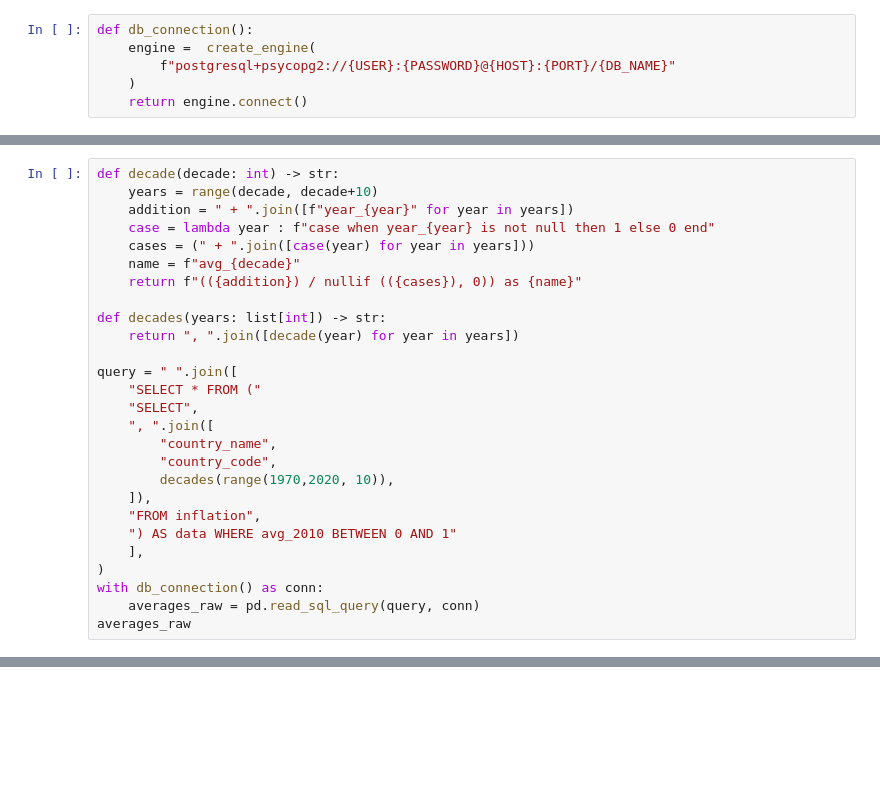
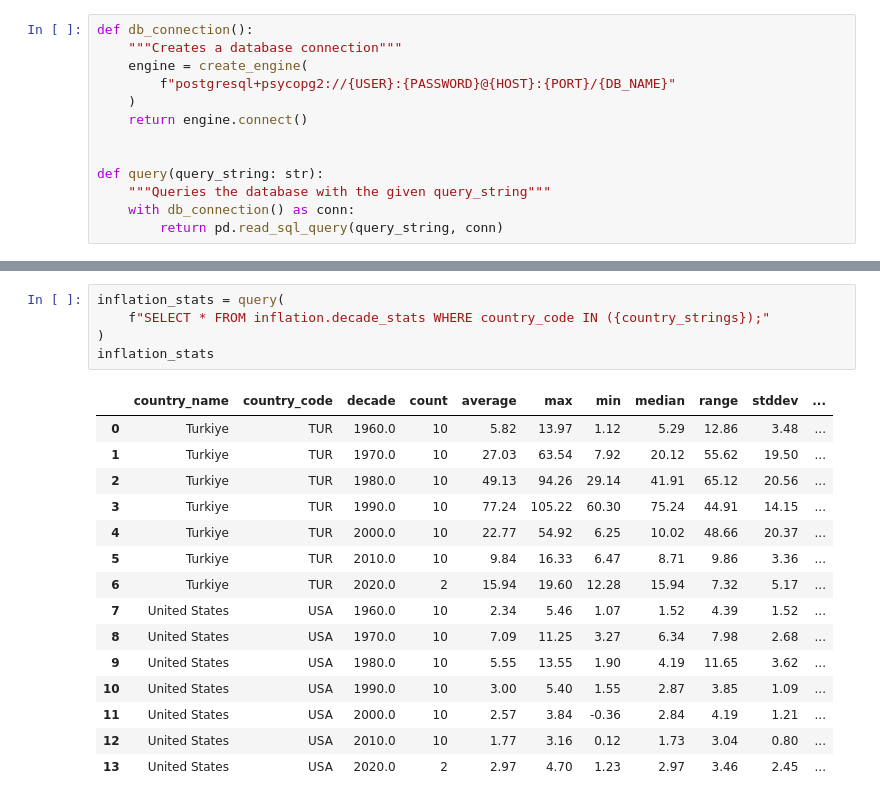
Before and after one commit to utkusarioglu/data-workshop, a Jupyter notebook: src/inflation.ipynb, the cells around one changed output, grey strips where cells are left out. Drawn from its saved outputs; the diff is of its cells as text; blank space fills up the shorter version.

```diff
--- a/src/inflation.ipynb
+++ b/src/inflation.ipynb
@@ -18,6 +18,13 @@ df = pd.read_csv(SOURCE_FILE)
 # %%
 def db_connection():
-    engine =  create_engine(
+    """Creates a database connection"""
+    engine = create_engine(
         f"postgresql+psycopg2://{USER}:{PASSWORD}@{HOST}:{PORT}/{DB_NAME}"
     )
     return engine.connect()
+
+
+def query(query_string: str):
+    """Queries the database with the given query_string"""
+    with db_connection() as conn:
+        return pd.read_sql_query(query_string, conn)
@@ -83,27 +30,0 @@ p.set_facecolor("#1e1e1e")
-# %%
-def decade(decade: int) -> str:
-    years = range(decade, decade+10)
-    addition = " + ".join([f"year_{year}" for year in years])
-    case = lambda year : f"case when year_{year} is not null then 1 else 0 end"
-    cases = (" + ".join([case(year) for year in years]))
-    name = f"avg_{decade}"
-    return f"(({addition}) / nullif (({cases}), 0)) as {name}"
-
-def decades(years: list[int]) -> str:
-    return ", ".join([decade(year) for year in years])
-
-query = " ".join([
-    "SELECT * FROM ("
-    "SELECT",
-    ", ".join([
-        "country_name",
-        "country_code",
-        decades(range(1970,2020, 10)),
-    ]),
-    "FROM inflation",
-    ") AS data WHERE avg_2010 BETWEEN 0 AND 1"
-    ],
-)
-with db_connection() as conn:
-    averages_raw = pd.read_sql_query(query, conn)
-averages_raw
@@ -142,0 +130,21 @@ averages.plot(figsize=(20, 8))
+# %%
+inflation_stats = query(
+    f"SELECT * FROM inflation.decade_stats WHERE country_code IN ({country_strings});"
+)
+inflation_stats
+# %% [output]
+|  | country_name | country_code | decade | count | average | max | min | median | range | stddev | ... |
+| 0 | Turkiye | TUR | 1960.0 | 10 | 5.82 | 13.97 | 1.12 | 5.29 | 12.86 | 3.48 | ... |
+| 1 | Turkiye | TUR | 1970.0 | 10 | 27.03 | 63.54 | 7.92 | 20.12 | 55.62 | 19.50 | ... |
+| 2 | Turkiye | TUR | 1980.0 | 10 | 49.13 | 94.26 | 29.14 | 41.91 | 65.12 | 20.56 | ... |
+| 3 | Turkiye | TUR | 1990.0 | 10 | 77.24 | 105.22 | 60.30 | 75.24 | 44.91 | 14.15 | ... |
+| 4 | Turkiye | TUR | 2000.0 | 10 | 22.77 | 54.92 | 6.25 | 10.02 | 48.66 | 20.37 | ... |
+| 5 | Turkiye | TUR | 2010.0 | 10 | 9.84 | 16.33 | 6.47 | 8.71 | 9.86 | 3.36 | ... |
+| 6 | Turkiye | TUR | 2020.0 | 2 | 15.94 | 19.60 | 12.28 | 15.94 | 7.32 | 5.17 | ... |
+| 7 | United States | USA | 1960.0 | 10 | 2.34 | 5.46 | 1.07 | 1.52 | 4.39 | 1.52 | ... |
+| 8 | United States | USA | 1970.0 | 10 | 7.09 | 11.25 | 3.27 | 6.34 | 7.98 | 2.68 | ... |
+| 9 | United States | USA | 1980.0 | 10 | 5.55 | 13.55 | 1.90 | 4.19 | 11.65 | 3.62 | ... |
+| 10 | United States | USA | 1990.0 | 10 | 3.00 | 5.40 | 1.55 | 2.87 | 3.85 | 1.09 | ... |
+| 11 | United States | USA | 2000.0 | 10 | 2.57 | 3.84 | -0.36 | 2.84 | 4.19 | 1.21 | ... |
+| 12 | United States | USA | 2010.0 | 10 | 1.77 | 3.16 | 0.12 | 1.73 | 3.04 | 0.80 | ... |
+| 13 | United States | USA | 2020.0 | 2 | 2.97 | 4.70 | 1.23 | 2.97 | 3.46 | 2.45 | ... |
```
Also changed, not shown: parts of 16 cells of this notebook, 41 other files.
